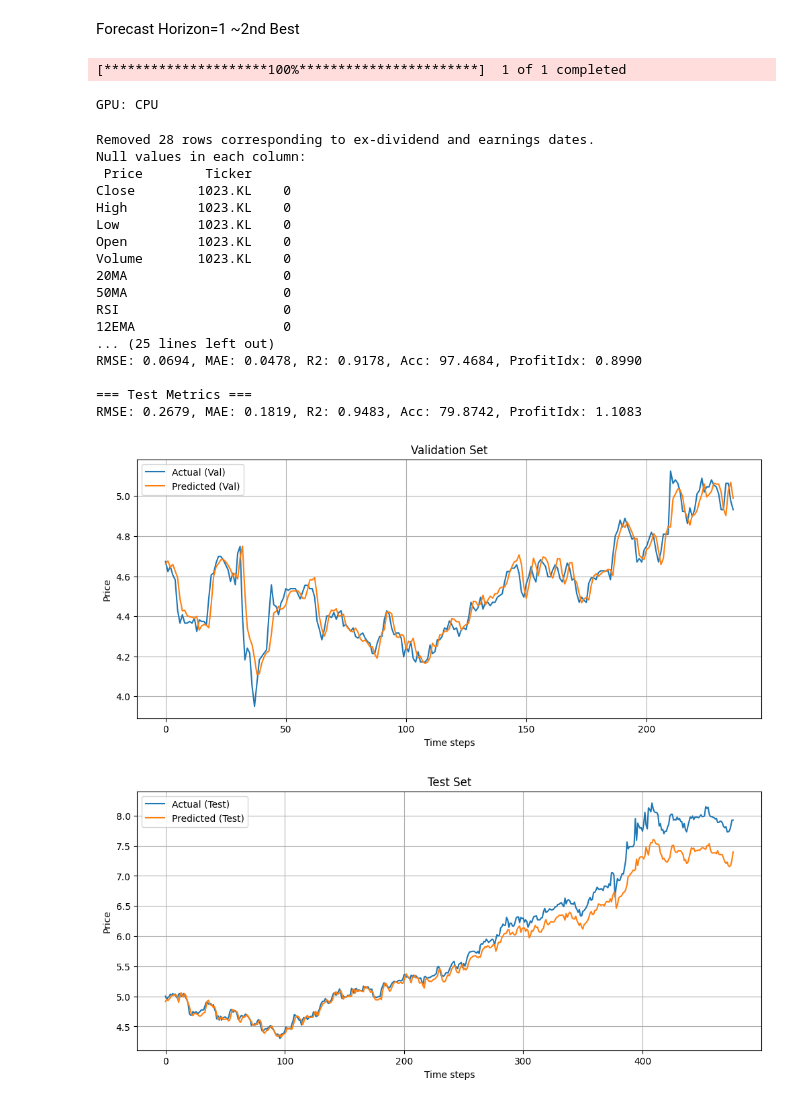
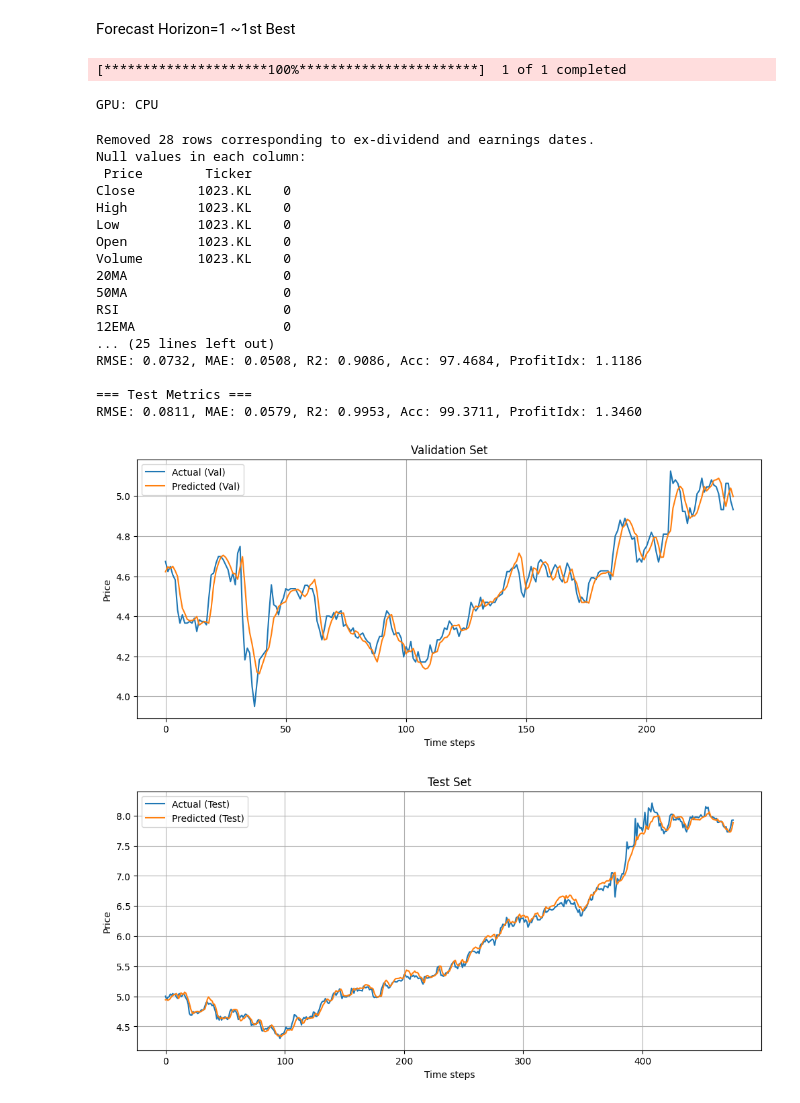
Before and after one commit to ScarletDawn03/FinalYearProject, a Jupyter notebook: TestResults/LSTM/1023.KL_LSTM.ipynb, the cells around one changed output. Drawn from its saved outputs; the diff is of its cells as text; code cells hidden in the pictures.

```diff
--- a/TestResults/LSTM/1023.KL_LSTM.ipynb
+++ b/TestResults/LSTM/1023.KL_LSTM.ipynb
@@ -1,5 +1,5 @@
 # %% [markdown]
-Forecast Horizon=1 ~2nd Best
+Forecast Horizon=1 ~1st Best
 # %%
 import os
 import sys
@@ -165,7 +165,7 @@ def train_and_evaluate_model(model, train_loader, val_data, test_data, optimizer
 if __name__ == '__main__':
     ticker = '1023.KL'
     window_size, forecast_window = 60, 1
-    fixed_indicators = ['50MA','RSI', 'MACD', 'Upper_BB', 'Lower_BB', 'Williams_%R' ]
+    fixed_indicators = ['20MA','RSI', 'MACD', 'Upper_BB', 'ATR', 'Williams_%R' ]
 
     data_processor = DataPreprocessing(ticker=ticker, start_date='2014-01-01', end_date='2024-12-31')
     df = data_processor.add_technical_indicators()
@@ -205,7 +205,7 @@ if __name__ == '__main__':
     model = LSTMModel(
         input_size=X_train.shape[2],  # features
         hidden_size=64,
-        dropout_rate=0.2
+        dropout_rate=0.7
     ).to(device)
 
     print("\n=== LSTM Model Architecture ===")
@@ -218,34 +218,34 @@ if __name__ == '__main__':
     train_and_evaluate_model(
         model,
         train_loader,
         (X_val, y_val_scaled),
         (X_test, y_test_scaled),
         optimizer,
         criterion,
         scaler_y,
         forecast_window,
         epochs=150,
         patience=0.2
     )
 # %% [output]
 [*********************100%***********************]  1 of 1 completed
 GPU: CPU
 Removed 28 rows corresponding to ex-dividend and earnings dates.
 Null values in each column:
  Price        Ticker
 Close        1023.KL    0
 High         1023.KL    0
 Low          1023.KL    0
 Open         1023.KL    0
 Volume       1023.KL    0
 20MA                    0
 50MA                    0
 RSI                     0
 12EMA                   0
 ... (25 lines left out)
-RMSE: 0.0694, MAE: 0.0478, R2: 0.9178, Acc: 97.4684, ProfitIdx: 0.8990
+RMSE: 0.0732, MAE: 0.0508, R2: 0.9086, Acc: 97.4684, ProfitIdx: 1.1186
 
 === Test Metrics ===
-RMSE: 0.2679, MAE: 0.1819, R2: 0.9483, Acc: 79.8742, ProfitIdx: 1.1083
+RMSE: 0.0811, MAE: 0.0579, R2: 0.9953, Acc: 99.3711, ProfitIdx: 1.3460
-[figure, old version]
+[figure, new version]
-[figure, old version]
+[figure, new version]
```
Also changed, not shown: 44 other files.
